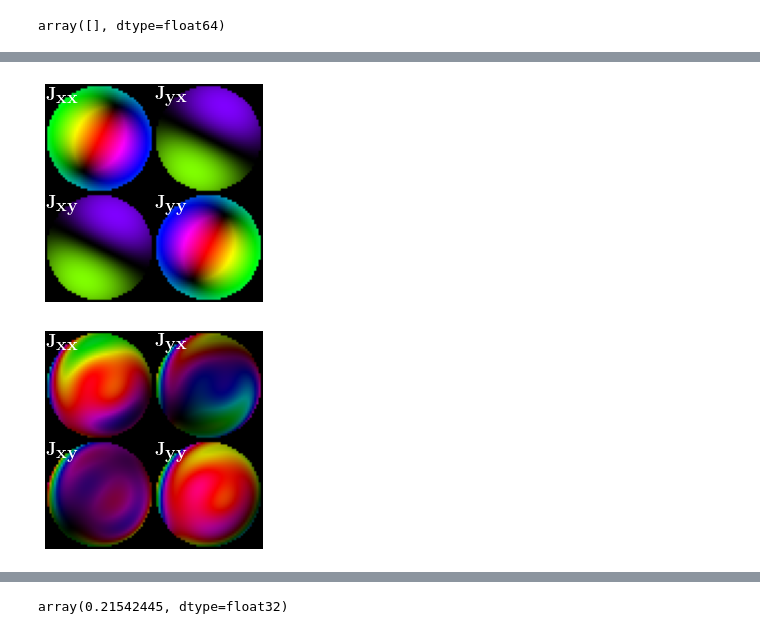
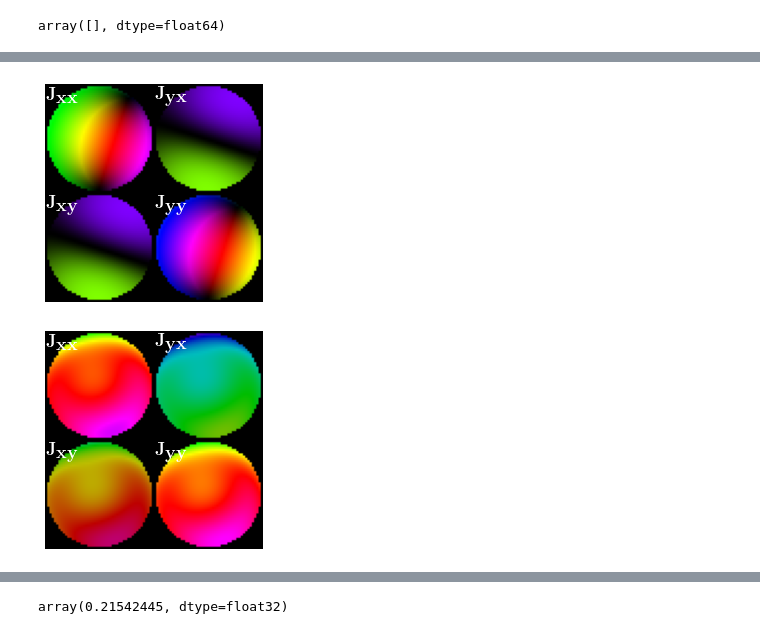
Before and after one commit to rodguti90/pyPSFstack, a Jupyter notebook: retrieval_exp_stack.ipynb, the cells around one changed output, grey strips where cells are left out. Cells and saved outputs as stored; diff of their text form; code cells hidden in the pictures.

```diff
--- a/retrieval_exp_stack.ipynb
+++ b/retrieval_exp_stack.ipynb
@@ -15,14 +15,14 @@ import sys
 
 import pyPSFstack.pupils.sources as srcs
 import pyPSFstack.pupils.windows as wdws
-from pyPSFstack.pupils.aberrations import UnitaryAberrations, ScalarAberrations
+from pyPSFstack.pupils.aberrations import UnitaryAberrations, ScalarAberrations, ApodizedUnitary
 from pyPSFstack.core import PSFStack
 from pyPSFstack.functions import trim_stack
 import pyPSFstack.diversities.pola_diversities as pdivs
 from pyPSFstack.diversities.pupil_diversities import ZDiversity
 from pyPSFstack.blurring.blurring import ExactBlurring, SABlurring
 
-from pyPSFstack_torch.psf_modules import torchPSFStack
+from pyPSFstack_torch.psf_modules import torchPSFStack, torchTilts, torchPSFStackTilts
 from pyPSFstack_torch.pupils.sources import torchDipoleInterfaceSource
 from pyPSFstack_torch.pupils.windows import torchSEO
 from pyPSFstack_torch.pupils.aberrations import torchUnitaryAberrations, torchScalarAberrations
@@ -46,7 +46,7 @@ device = 'cuda' if torch.cuda.is_available() else 'cpu'
 # matplotlib.rcParams['mathtext.fontset'] = 'stix'
 matplotlib.rcParams['mathtext.fontset'] = 'cm'
 matplotlib.rcParams['font.family'] = 'STIXGeneral'
-# plt.rcParams.update({"figure.facecolor" : "white"})
+plt.rcParams.update({"figure.facecolor" : "white"})
 
 SMALL_SIZE = 12
 MEDIUM_SIZE = 14
@@ -72,11 +72,11 @@ magnification = 100
 ni = 1.33
 nf = 1.518
 cam_pixel_size = 6500
-radius = 100
+radius = 10
 wavelength = 525
 # Define positions of defocus
 zi = -600; z_step = 100
-z_list = np.arange(zi,-zi+z_step,z_step)
+z_list = - np.arange(zi,-zi+z_step,z_step)
 # Define rotation angles of polarization analyzer
 angle_i = 0; angle_f = 2*np.pi; angle_step = np.pi/4
 angle_list=np.arange(angle_i,angle_f+angle_step,angle_step)
@@ -112,7 +108,8 @@ params['zdiversity']['z_list'] = z_list / wavelength
 params['zdiversity']['nf'] = nf
 
 params['pdiversity'] = {}
-params['pdiversity']['qwp_angles'] = angle_list + np.pi/2
+params['pdiversity']['gwp_angles'] = angle_list + np.pi/2
+params['pdiversity']['eta'] = 0.48*np.pi
 params['pdiversity']['lp_angles'] = [0,np.pi/2]
 
 params['aberrations'] = {}
@@ -195,9 +196,9 @@ array([], dtype=float64)
 # %%
 torch_blurr2d = torch2DBlurring(radius=radius/wavelength,**params['pupil'],opt_radius=True)
 params['aberrations'] = {}
-params['aberrations']['jmax_list'] = [6]*4+[15]
-model, loss_evol = find_exp_pupil(exp_stack, params, lr=0.2e-2, n_epochs=250,
-    loss_fn=loss_sumsquared, abe=True, seo=True, opt_delta=True, opt_def=True, opt_a=True, blurring=torch_blurr2d)
+params['aberrations']['jmax_list'] = [1]+3*[15]+[15]
+model, loss_evol = find_exp_pupil(exp_stack, params, lr=3e-2, n_epochs=80,
+    loss_fn=loss_loglikelihood, abe=True, seo=True, opt_delta=False, opt_def=False, opt_a=True)
 plt.plot(loss_evol)
 # plt.gca().set_yscale('log')
 # %% [output]
@@ -227,11 +249,11 @@ ret_pupil_params
 # %%
 ret_pupil_params = get_pupils_param_dict(model)
 ret_seo = wdws.SEO(**params['pupil'],
+     **ret_pupil_params['pupil1'])
+abe = UnitaryAberrations(**params['pupil'],
      **ret_pupil_params['pupil2'])
-abe = UnitaryAberrations(**params['pupil'],
-     **ret_pupil_params['pupil3'])
 plot_jones(ret_seo.get_pupil_array())
 plot_jones(abe.get_pupil_array())
 # %% [output]
-[figure, old version]
+[figure, new version]
-[figure, old version]
+[figure, new version]
```
Also changed, not shown: parts of 17 cells of this notebook.
